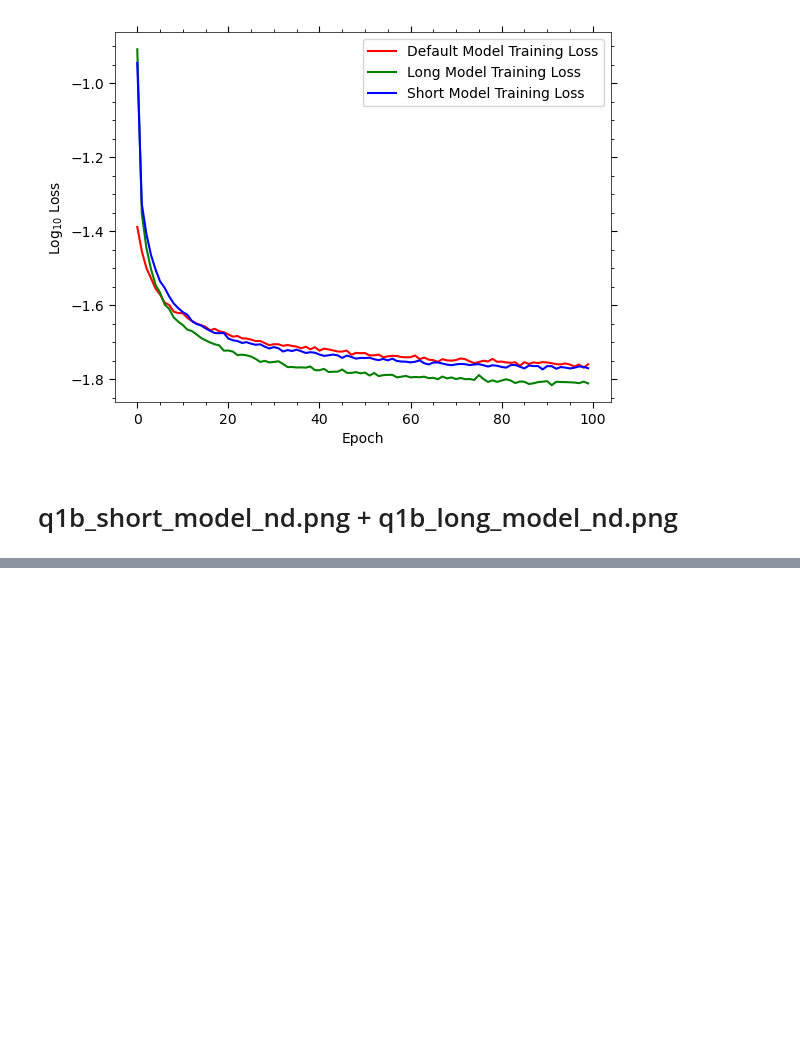
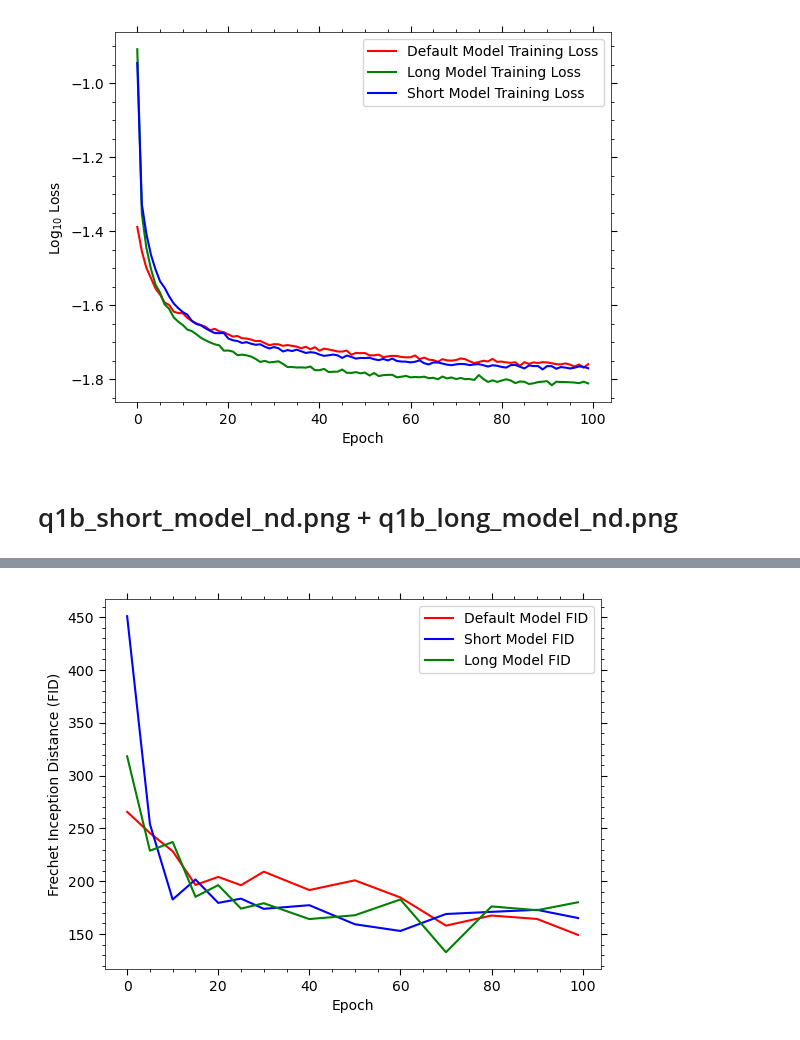
Before and after one commit to adnansiddiquei/MNIST_diffusion_model, a Jupyter notebook: src/plots/q1_plots.ipynb, the cells around one changed output, grey strips where cells are left out. Cells and saved outputs as stored; diff of their text form; code cells hidden in the pictures; blank space fills up the shorter version.

Commit message:
Finished FID plot and write-up

```diff
--- a/src/plots/q1_plots.ipynb
+++ b/src/plots/q1_plots.ipynb
@@ -227,0 +311,44 @@ save_image(
+# %%
+tf = transforms.Compose([transforms.ToTensor(), transforms.Normalize((0.5,), (1.0))])
+dataset = MNIST("../data", train=True, download=False, transform=tf)
+dataloader = DataLoader(dataset, batch_size=512, shuffle=True, num_workers=4, drop_last=True)
+real_mnist = next(iter(dataloader))[0]
+real_features = get_feature_vector(cnn_classifier, real_mnist)
+# %%
+x = list(range(0, 30, 5)) + list(range(30, 100, 10)) + [99]
+samples_1 = generate_samples(1, x, 1000, 32)
+samples_2 = generate_samples(2, x, 200, 32)
+samples_3 = generate_samples(3, x, 5000, 32)
+# %%
+feature_vectors_1 = torch.empty(samples_1.shape[0], 32, 1024)
+feature_vectors_2 = torch.empty(samples_2.shape[0], 32, 1024)
+feature_vectors_3 = torch.empty(samples_3.shape[0], 32, 1024)
+
+for i in range(samples_1.shape[0]):
+    feature_vectors_1[i] = get_feature_vector(cnn_classifier, samples_1[i])
+    feature_vectors_2[i] = get_feature_vector(cnn_classifier, samples_2[i])
+    feature_vectors_3[i] = get_feature_vector(cnn_classifier, samples_3[i])
+# %%
+fids_1 = torch.empty(samples_1.shape[0])
+fids_2 = torch.empty(samples_2.shape[0])
+fids_3 = torch.empty(samples_3.shape[0])
+
+for i in range(samples_1.shape[0]):
+    fids_1[i] = calculate_fid(real_features, feature_vectors_1[i])
+    fids_2[i] = calculate_fid(real_features, feature_vectors_2[i])
+    fids_3[i] = calculate_fid(real_features, feature_vectors_3[i])
+# %%
+fig, ax = plt.subplots()
+
+plt.plot(x, fids_1, label='Default Model FID', color='red')
+plt.plot(x, fids_2, label='Short Model FID', color='blue')
+plt.plot(x, fids_3, label='Long Model FID', color='green')
+
+plt.legend()
+plt.ylabel(r'Frechet Inception Distance (FID)')
+plt.xlabel(r'Epoch')
+
+format_axes(ax)
+plt.savefig(f'{src_dir}/../report/figures/q1b_fid.png', bbox_inches='tight')
+# %% [output]
+[figure, added]
```
Also changed, not shown: parts of 5 cells of this notebook, 6 other files.
